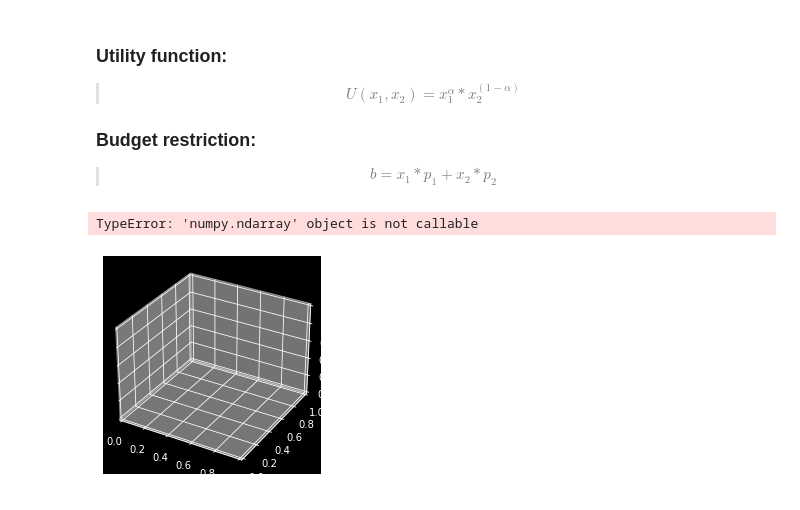
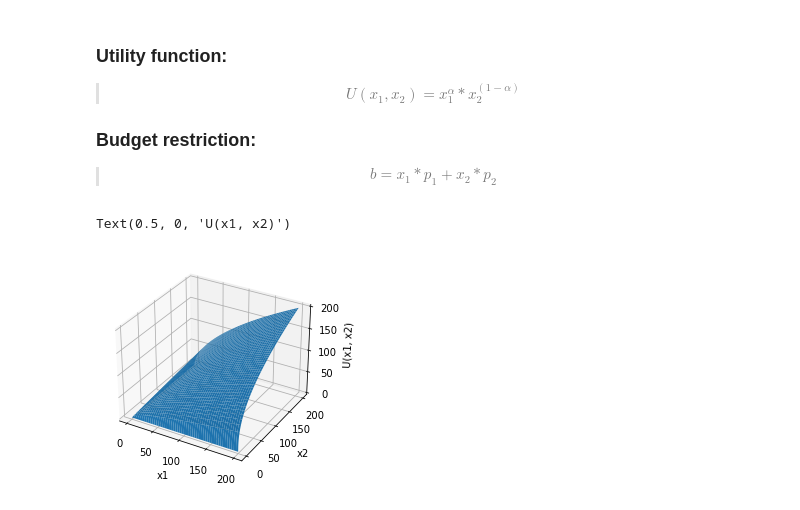
Before and after one commit to roman91DE/machine-learning, a Jupyter notebook: vwl_plotting.ipynb, the cells around one changed output. Saved outputs shown, nothing was run; the diff lists cells and outputs as text; code cells hidden in the pictures.

```diff
--- a/vwl_plotting.ipynb
+++ b/vwl_plotting.ipynb
@@ -111,12 +111,12 @@ ax.legend()
 env = {
     "alpha": 0.6,
     "p_1": 1,
-    "p_2": 2,
+    "p_2": 1,
     "b": 200
 }
 
 def U(x_1, x_2, env):
-    return (x_1 ** env["alpha"]) * (x_2 ** env["alpha"])
+    return (x_1 ** env["alpha"]) * (x_2 **(1 -  env["alpha"]))
 
 def b():
     return
@@ -126,20 +126,21 @@ from mpl_toolkits.mplot3d import Axes3D
 # %%
 fig = plt.figure()
 ax = fig.add_subplot(111, projection='3d')
 
 x1_max = (env["b"] / env["p_1"])
 x2_max = (env["b"] / env["p_2"])
 
-x1_vals = np.linspace(0, x1_max)
-x2_vals = np.linspace(0, x2_max)
+x1_vals = np.linspace(0, x1_max, 1000)
+x2_vals = np.linspace(0, x2_max, 1000)
+
+X1, X2 = np.meshgrid(x1_vals, x2_vals)
 U = U(X1, X2, env)
 
-X1, X2 = np.meshgrid(x1_vals, x2_vals)
 ax.plot_surface(X1, X2, U)
 
 ax.set_xlabel('x1')
 ax.set_ylabel('x2')
 ax.set_zlabel('U(x1, x2)')
 # %% [output]
-TypeError: 'numpy.ndarray' object is not callable
+Text(0.5, 0, 'U(x1, x2)')
-[figure, old version]
+[figure, new version]
```
Also changed, not shown: parts of 1 cell of this notebook, 3 other files.
